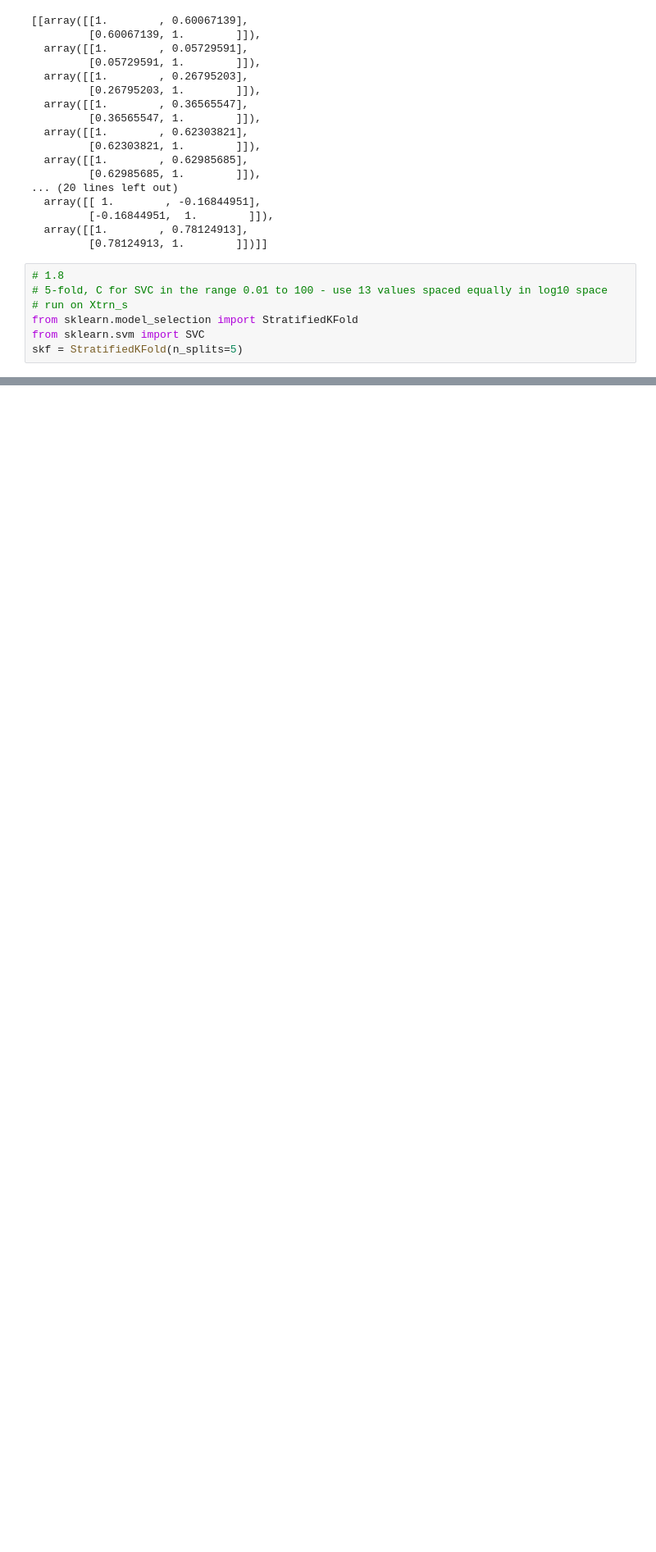
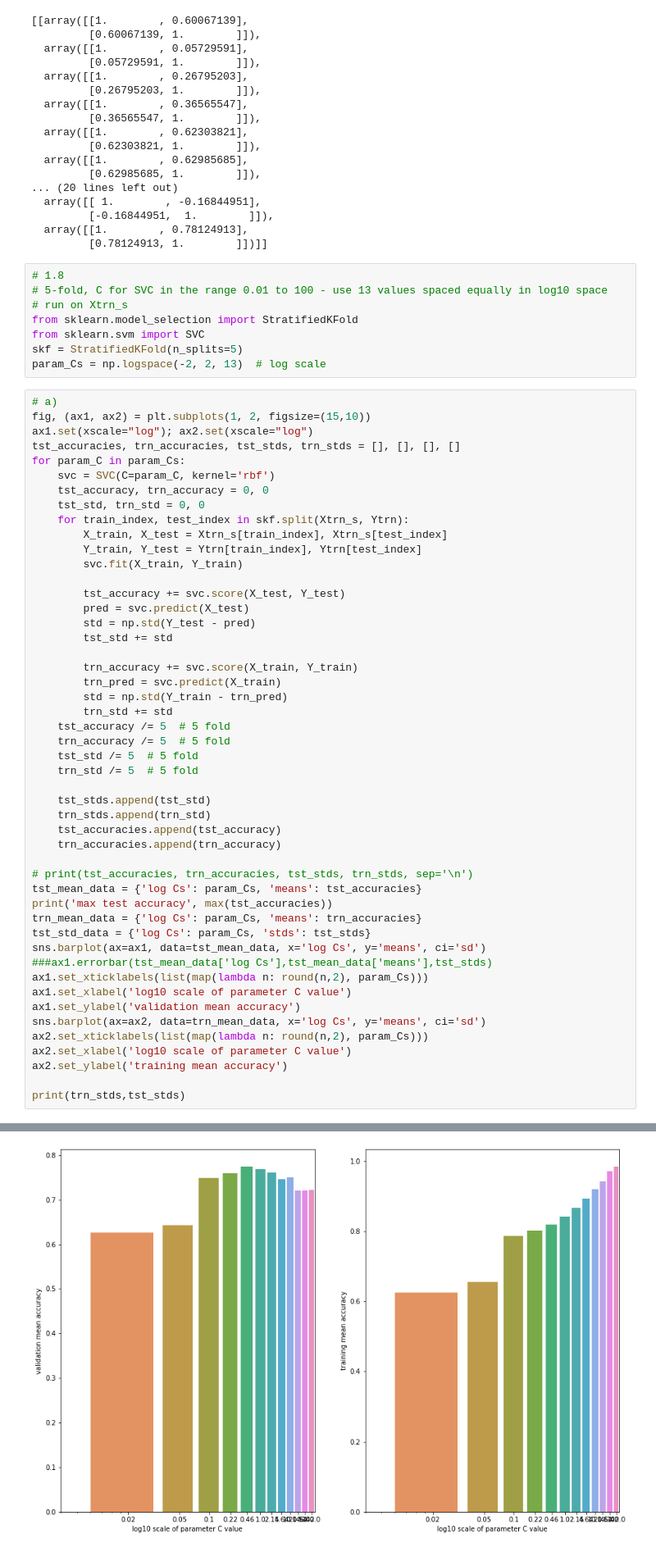
Before and after one commit to monkey-sheng/IAML-CW2, a Jupyter notebook: iaml212cw2_q1.ipynb, the cells around one changed output, grey strips where cells are left out. Shown at 82% size. Cells and saved outputs as stored; diff of their text form; blank space fills up the shorter version.

```diff
--- a/iaml212cw2_q1.ipynb
+++ b/iaml212cw2_q1.ipynb
@@ -290,3 +290,54 @@ all_coeffs
 from sklearn.model_selection import StratifiedKFold
 from sklearn.svm import SVC
 skf = StratifiedKFold(n_splits=5)
+param_Cs = np.logspace(-2, 2, 13)  # log scale
+# %%
+# a)
+fig, (ax1, ax2) = plt.subplots(1, 2, figsize=(15,10))
+ax1.set(xscale="log"); ax2.set(xscale="log")
+tst_accuracies, trn_accuracies, tst_stds, trn_stds = [], [], [], []
+for param_C in param_Cs:
+    svc = SVC(C=param_C, kernel='rbf')
+    tst_accuracy, trn_accuracy = 0, 0
+    tst_std, trn_std = 0, 0
+    for train_index, test_index in skf.split(Xtrn_s, Ytrn):
+        X_train, X_test = Xtrn_s[train_index], Xtrn_s[test_index]
+        Y_train, Y_test = Ytrn[train_index], Ytrn[test_index]
+        svc.fit(X_train, Y_train)
+
+        tst_accuracy += svc.score(X_test, Y_test)
+        pred = svc.predict(X_test)
+        std = np.std(Y_test - pred)
+        tst_std += std
+
+        trn_accuracy += svc.score(X_train, Y_train)
+        trn_pred = svc.predict(X_train)
+        std = np.std(Y_train - trn_pred)
+        trn_std += std
+    tst_accuracy /= 5  # 5 fold
+    trn_accuracy /= 5  # 5 fold
+    tst_std /= 5  # 5 fold
+    trn_std /= 5  # 5 fold
+
+    tst_stds.append(tst_std)
+    trn_stds.append(trn_std)
+    tst_accuracies.append(tst_accuracy)
+    trn_accuracies.append(trn_accuracy)
+
+# print(tst_accuracies, trn_accuracies, tst_stds, trn_stds, sep='\n')
+tst_mean_data = {'log Cs': param_Cs, 'means': tst_accuracies}
+print('max test accuracy', max(tst_accuracies))
+trn_mean_data = {'log Cs': param_Cs, 'means': trn_accuracies}
+tst_std_data = {'log Cs': param_Cs, 'stds': tst_stds}
+sns.barplot(ax=ax1, data=tst_mean_data, x='log Cs', y='means', ci='sd')
+###ax1.errorbar(tst_mean_data['log Cs'],tst_mean_data['means'],tst_stds)
+ax1.set_xticklabels(list(map(lambda n: round(n,2), param_Cs)))
+ax1.set_xlabel('log10 scale of parameter C value')
+ax1.set_ylabel('validation mean accuracy')
+sns.barplot(ax=ax2, data=trn_mean_data, x='log Cs', y='means', ci='sd')
+ax2.set_xticklabels(list(map(lambda n: round(n,2), param_Cs)))
+ax2.set_xlabel('log10 scale of parameter C value')
+ax2.set_ylabel('training mean accuracy')
+
+print(trn_stds,tst_stds)
+# %% [output]
@@ -292,0 +350 @@ skf = StratifiedKFold(n_splits=5)
+[figure, added]
```
Also changed, not shown: parts of 6 cells of this notebook, 13 other files.
